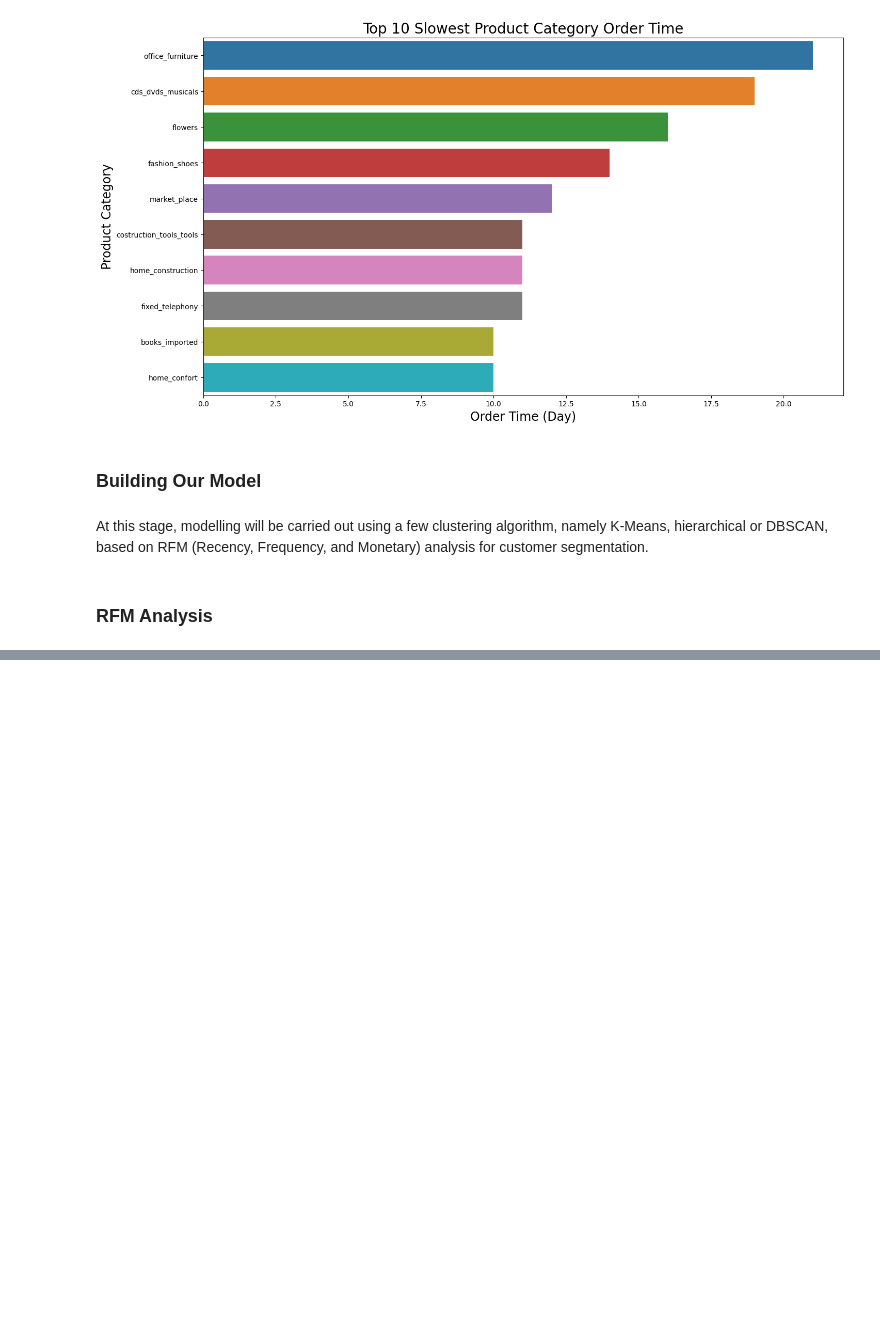
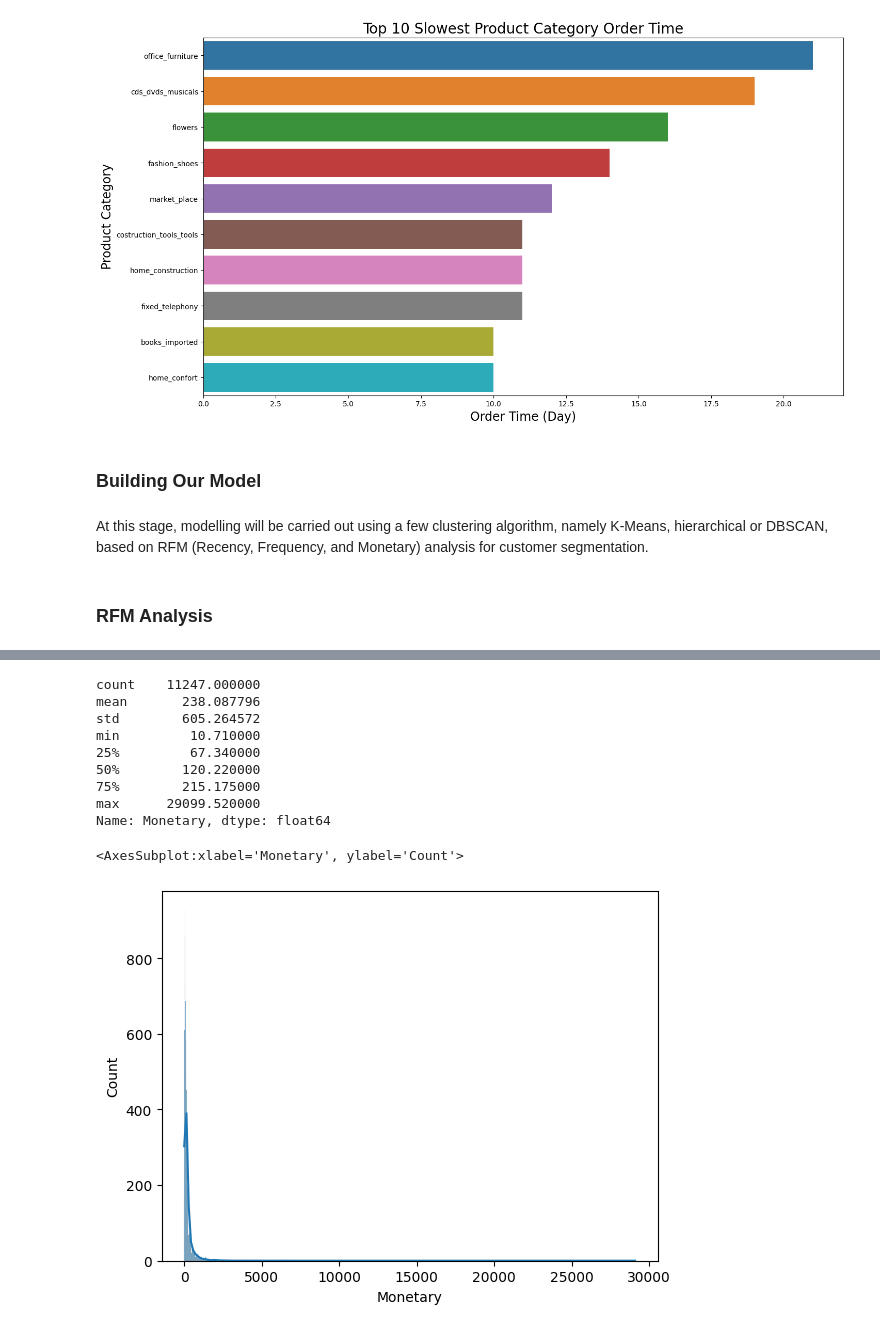
Before and after one commit to MatteoFerraresi/267161, a Jupyter notebook: main.ipynb, the cells around one changed output, grey strips where cells are left out. Cells and saved outputs as stored; diff of their text form; code cells hidden in the pictures; blank space fills up the shorter version.

```diff
--- a/main.ipynb
+++ b/main.ipynb
@@ -356,0 +433,15 @@ At this stage, modelling will be carried out using a  few clustering algorithm,
+# %%
+print(rfm['Monetary'].describe())
+sns.histplot(x='Monetary', data=rfm, kde=True)
+# %% [output]
+count    11247.000000
+mean       238.087796
+std        605.264572
+min         10.710000
+25%         67.340000
+50%        120.220000
+75%        215.175000
+max      29099.520000
+Name: Monetary, dtype: float64
+<AxesSubplot:xlabel='Monetary', ylabel='Count'>
+[figure, added]
```
Also changed, not shown: parts of 13 cells of this notebook.
